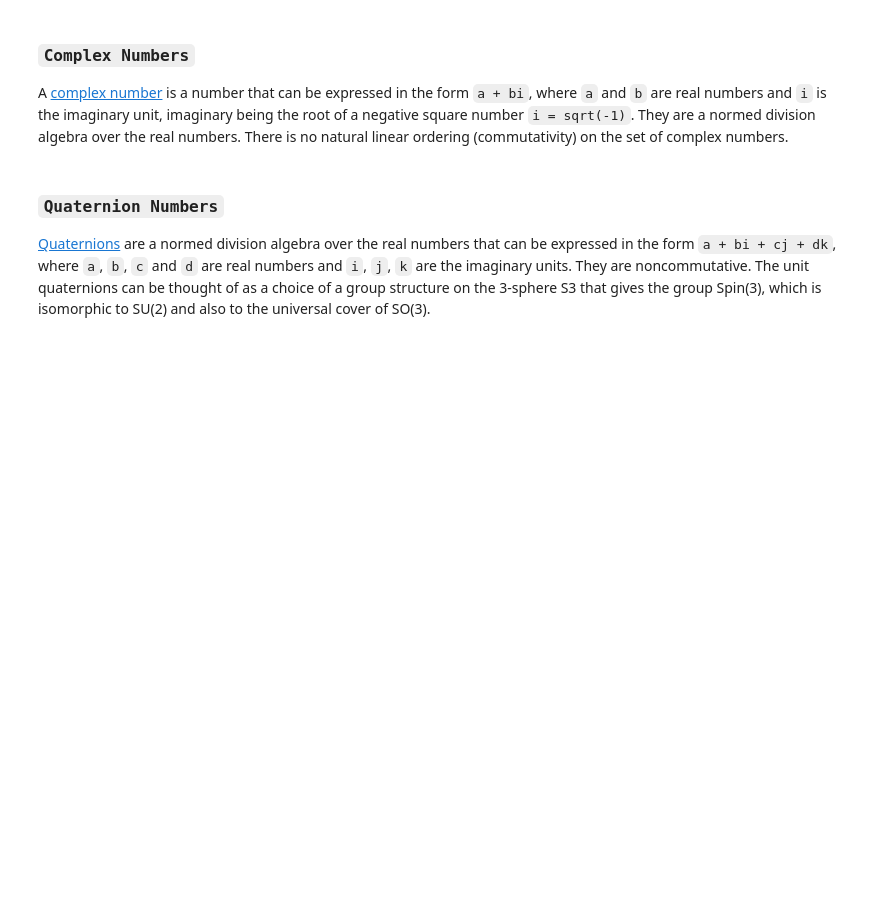
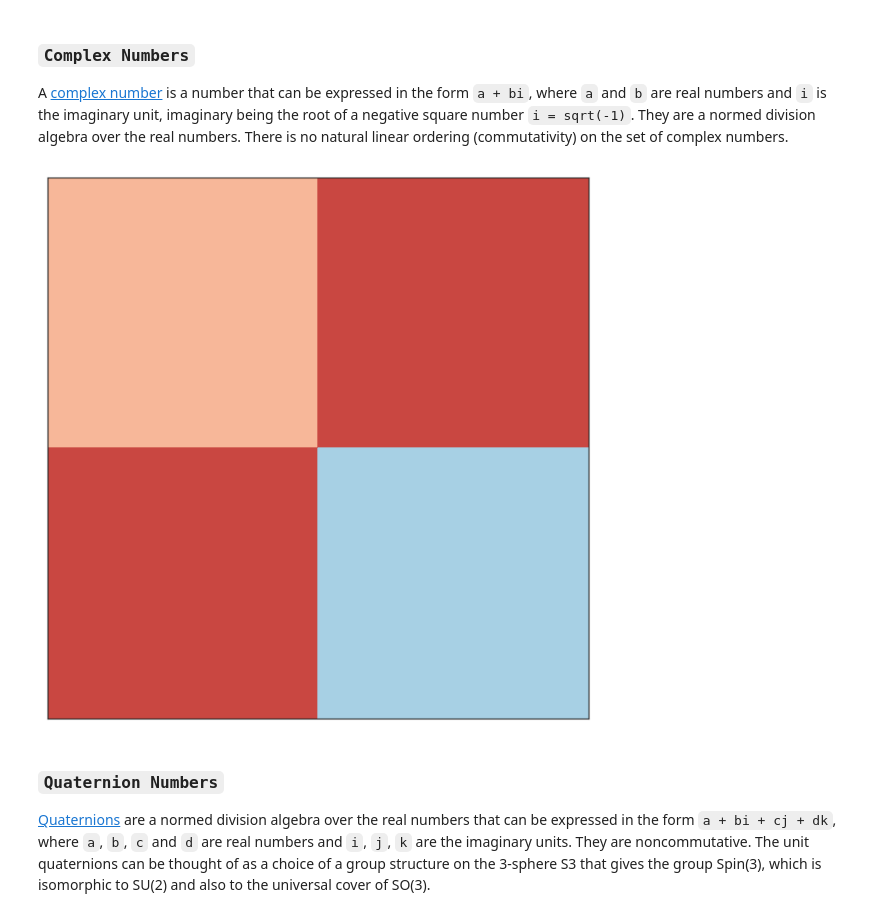
Before and after one commit to tallenglish/HyperComplex, a Jupyter notebook: plot.ipynb, the cells around one changed output. Drawn from its saved outputs; the diff is of its cells as text; code cells hidden in the pictures; blank space fills up the shorter version.

```diff
--- a/plot.ipynb
+++ b/plot.ipynb
@@ -38,7 +38,9 @@ from plot import *
 
 A [complex number](http://en.wikipedia.org/wiki/Complex_number) is a number that can be expressed in the form `a + bi`, where `a` and `b` are real numbers and `i` is the imaginary unit, imaginary being the root of a negative square number `i = sqrt(-1)`. They are a normed division algebra over the real numbers. There is no natural linear ordering (commutativity) on the set of complex numbers.
 # %%
-plot(named="Complex", show=True)
+plot(named="Complex", diverging=True, show=True)
+# %% [output]
+[figure, added]
 # %% [markdown]
 ### **`Quaternion Numbers`**
 
```
Also changed, not shown: parts of 8 cells of this notebook, 2 other files.
